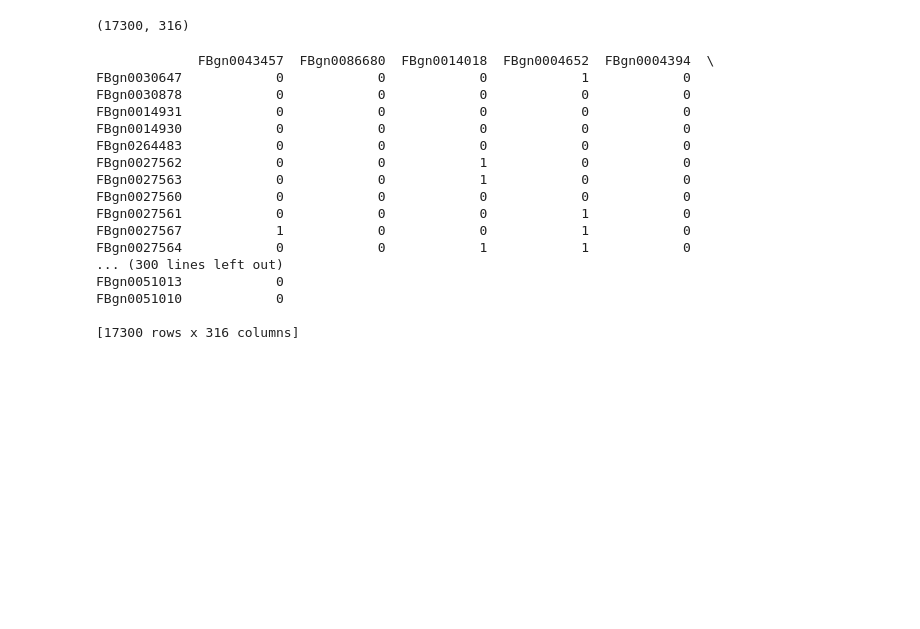
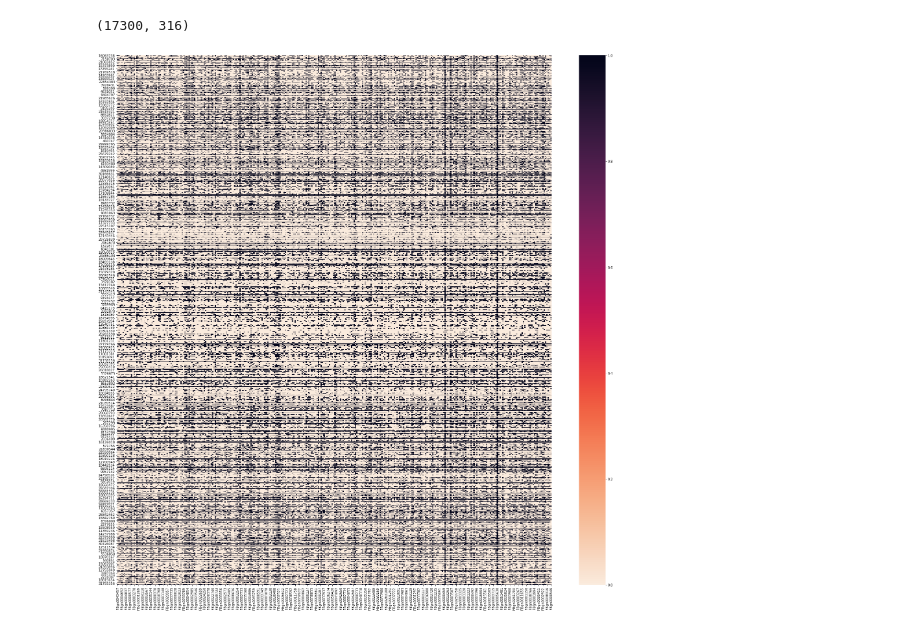
Before and after one commit to vickyleinc/dmel_inf_local, a Jupyter notebook: Prior analysis.ipynb, the cells around one changed output. Cells and saved outputs as stored; diff of their text form; code cells hidden in the pictures; blank space fills up the shorter version.

Commit message:
added combined prior

```diff
--- a/Prior analysis.ipynb
+++ b/Prior analysis.ipynb
@@ -26,23 +26,3 @@ data2.sum(axis=0).hist(bins=200)
 data2.shape
 # %% [output]
 (17300, 316)
-# %%
-print(data2)
-# %% [output]
-             FBgn0043457  FBgn0086680  FBgn0014018  FBgn0004652  FBgn0004394  \
-FBgn0030647            0            0            0            1            0
-FBgn0030878            0            0            0            0            0
-FBgn0014931            0            0            0            0            0
-FBgn0014930            0            0            0            0            0
-FBgn0264483            0            0            0            0            0
-FBgn0027562            0            0            1            0            0
-FBgn0027563            0            0            1            0            0
-FBgn0027560            0            0            0            0            0
-FBgn0027561            0            0            0            1            0
-FBgn0027567            1            0            0            1            0
-FBgn0027564            0            0            1            1            0
-... (300 lines left out)
-FBgn0051013            0
-FBgn0051010            0
-
-[17300 rows x 316 columns]
@@ -48,0 +31,10 @@ FBgn0051010            0
+# %%
+with open('/Users/vickyle/Desktop/priors.tsv') as combined:
+    combined_table = pd.read_csv(combined, sep='\t')
+    plt.figure(figsize=(30, 30))
+    cmap = sns.cm.rocket_r
+    ax = sns.heatmap(combined_table,
+                 annot=False,
+                 cmap = cmap)
+# %% [output]
+[figure, added]
```
Also changed, not shown: parts of 2 cells of this notebook.
